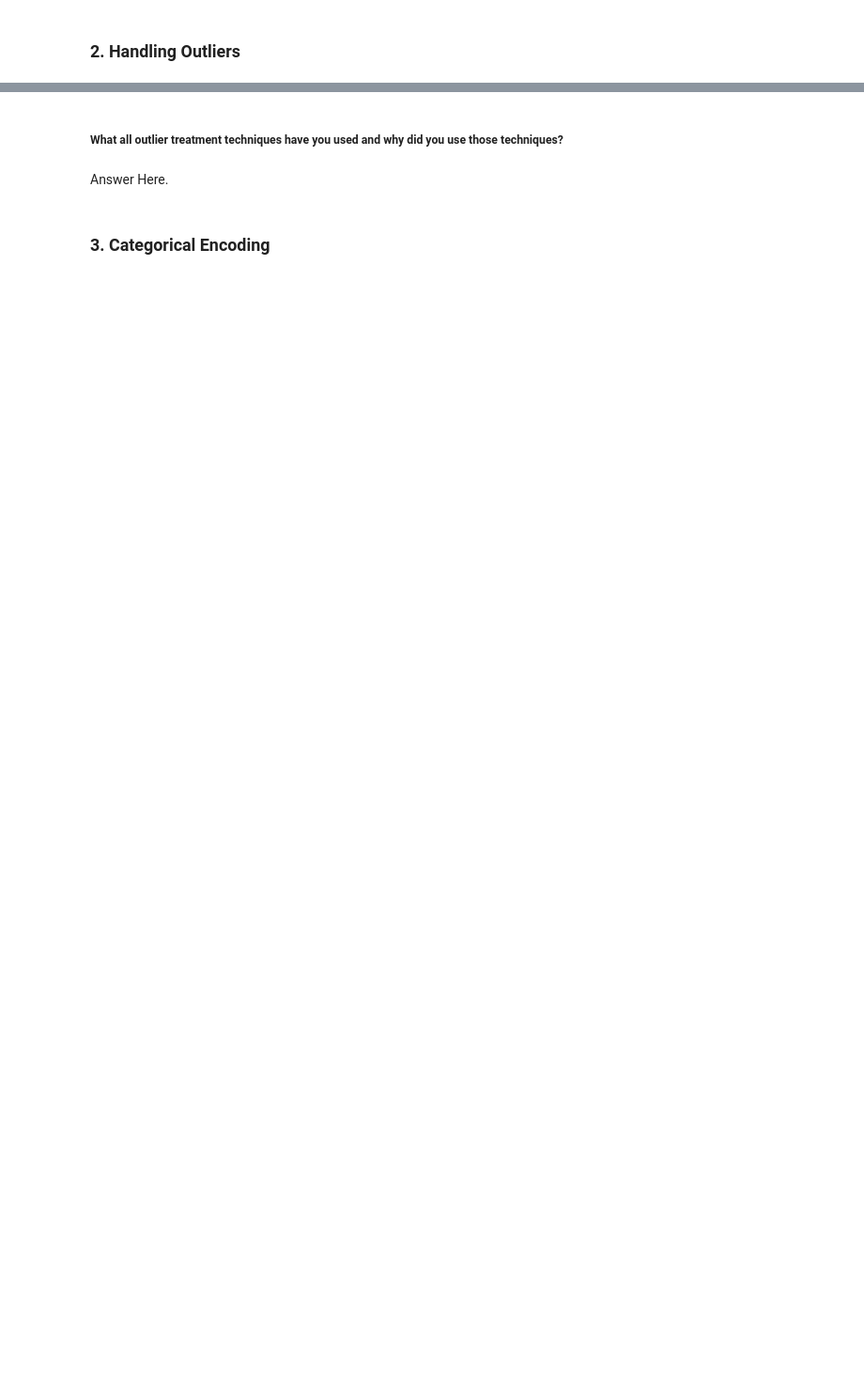
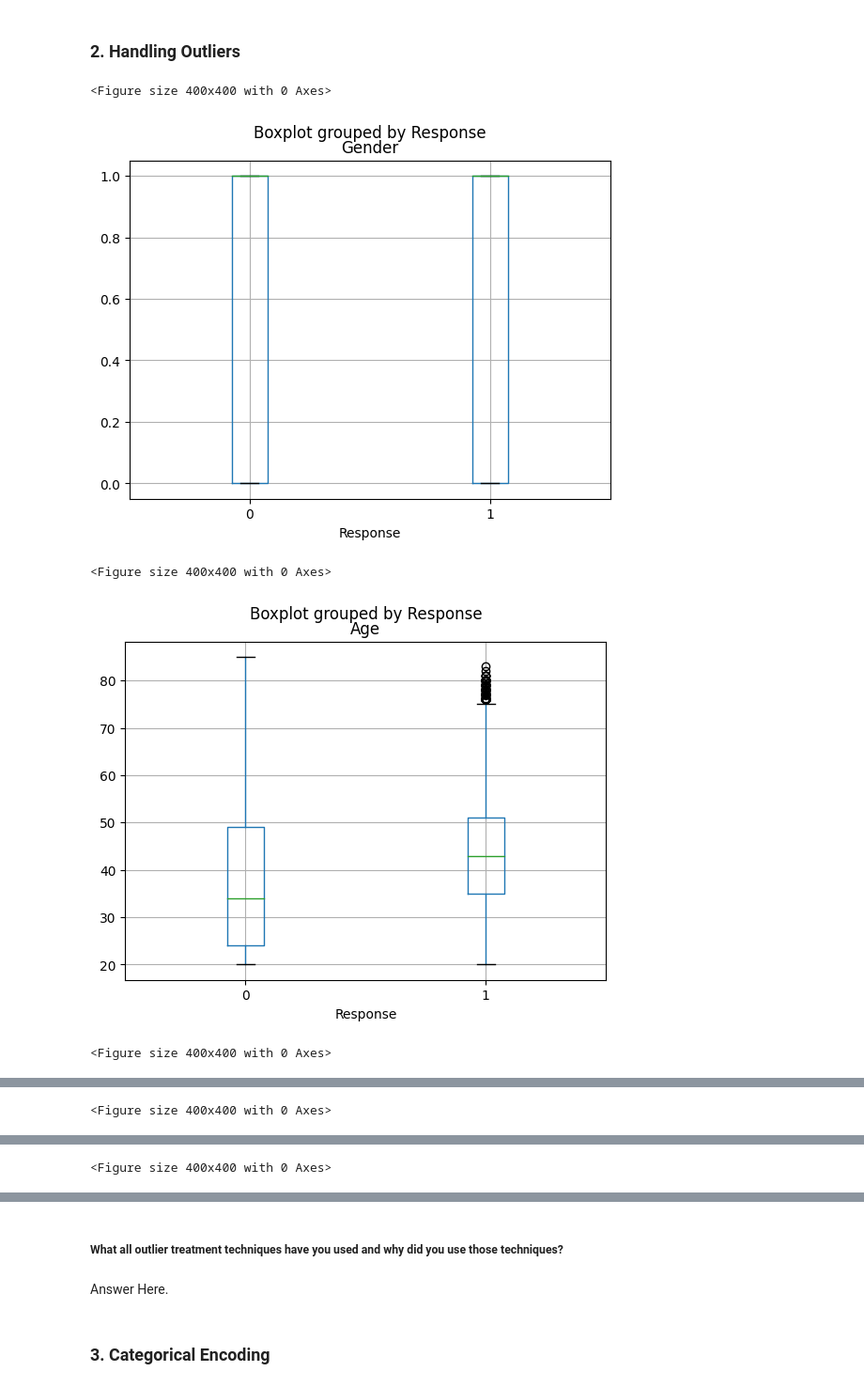
Before and after one commit to chetansgode/Health_Insurance_Cross_Sales_Prediction_classification, a Jupyter notebook: Health_Insurance_Cross_Sales_Prediction_classification.ipynb, the cells around one changed output, grey strips where cells are left out. Shown at 94% size. Drawn from its saved outputs; the diff is of its cells as text; code cells hidden in the pictures; blank space fills up the shorter version.

```diff
--- a/Health_Insurance_Cross_Sales_Prediction_classification.ipynb
+++ b/Health_Insurance_Cross_Sales_Prediction_classification.ipynb
@@ -1146,0 +1156,12 @@ Answer Here.
+# %%
+# Handling Outliers & Outlier treatments
+for i in df.columns:
+  plt.figure(figsize=(4,4))
+  df.boxplot(column=i,by='Response')
+  plt.show()
+# %% [output]
+<Figure size 400x400 with 0 Axes>
+[figure, added]
+<Figure size 400x400 with 0 Axes>
+[figure, added]
+<Figure size 400x400 with 0 Axes>
@@ -1146,0 +1169 @@ Answer Here.
+<Figure size 400x400 with 0 Axes>
@@ -1146,0 +1171 @@ Answer Here.
+<Figure size 400x400 with 0 Axes>
```
Also changed, not shown: parts of 37 cells of this notebook.
